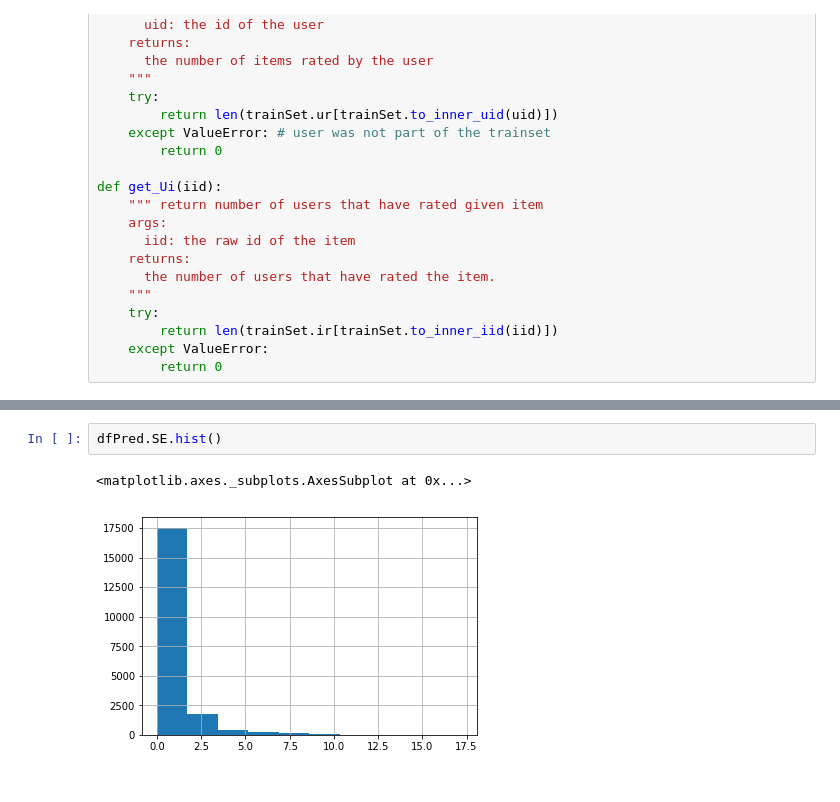
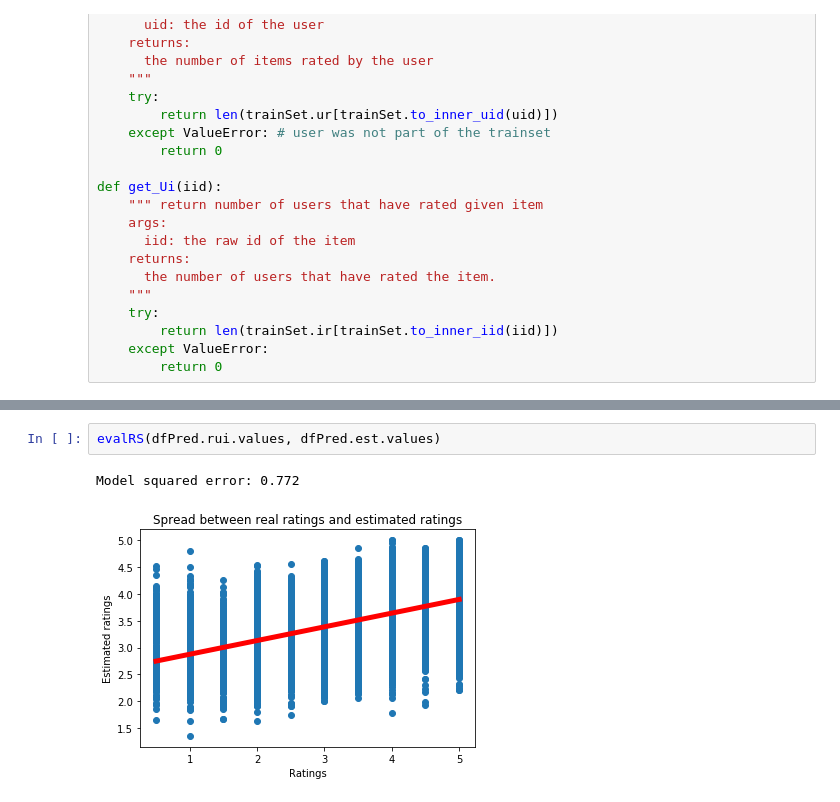
Before and after one commit to SimchaGD/Recommender-System, a Jupyter notebook: CF_RecommenderSystem.ipynb, the cells around one changed output, grey strips where cells are left out. Drawn from its saved outputs; the diff is of its cells as text.

```diff
--- a/CF_RecommenderSystem.ipynb
+++ b/CF_RecommenderSystem.ipynb
@@ -120,5 +151,5 @@ dfPred.head(30)
-# %%
-dfPred.SE.hist()
-# %% [output]
-<matplotlib.axes._subplots.AxesSubplot at 0x...>
-[figure, removed]
+# %%
+evalRS(dfPred.rui.values, dfPred.est.values)
+# %% [output]
+Model squared error: 0.772
+[figure, added]
```
Also changed, not shown: parts of 6 cells of this notebook.
